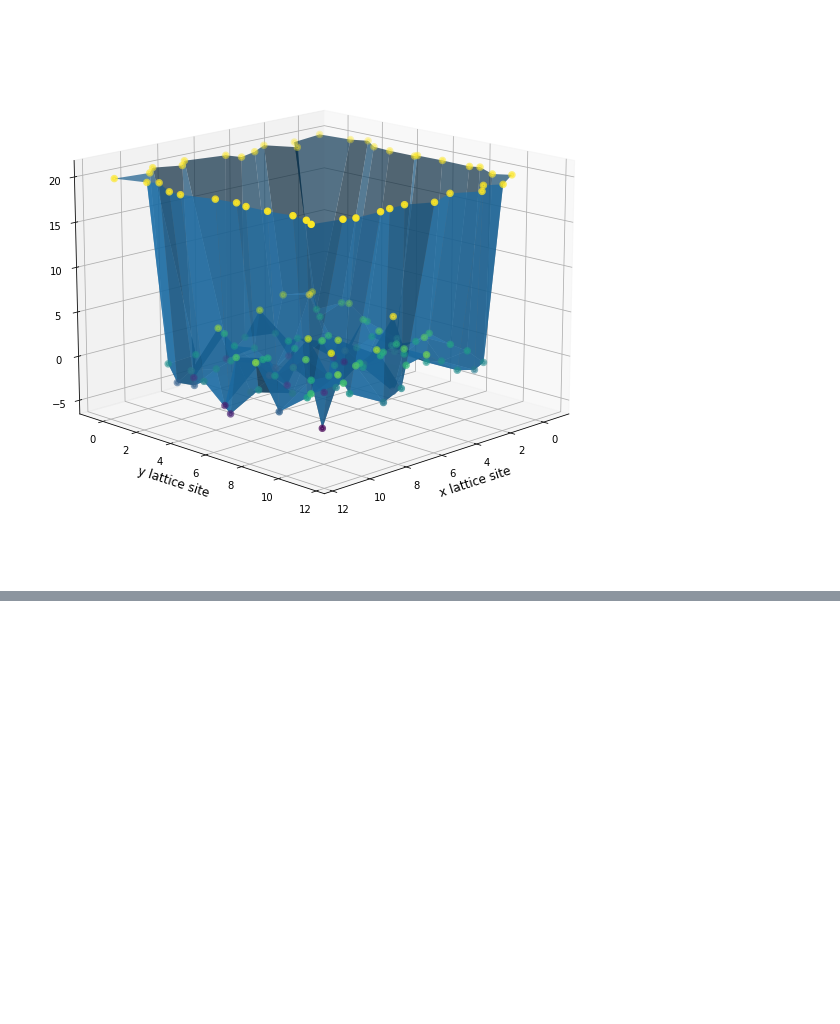
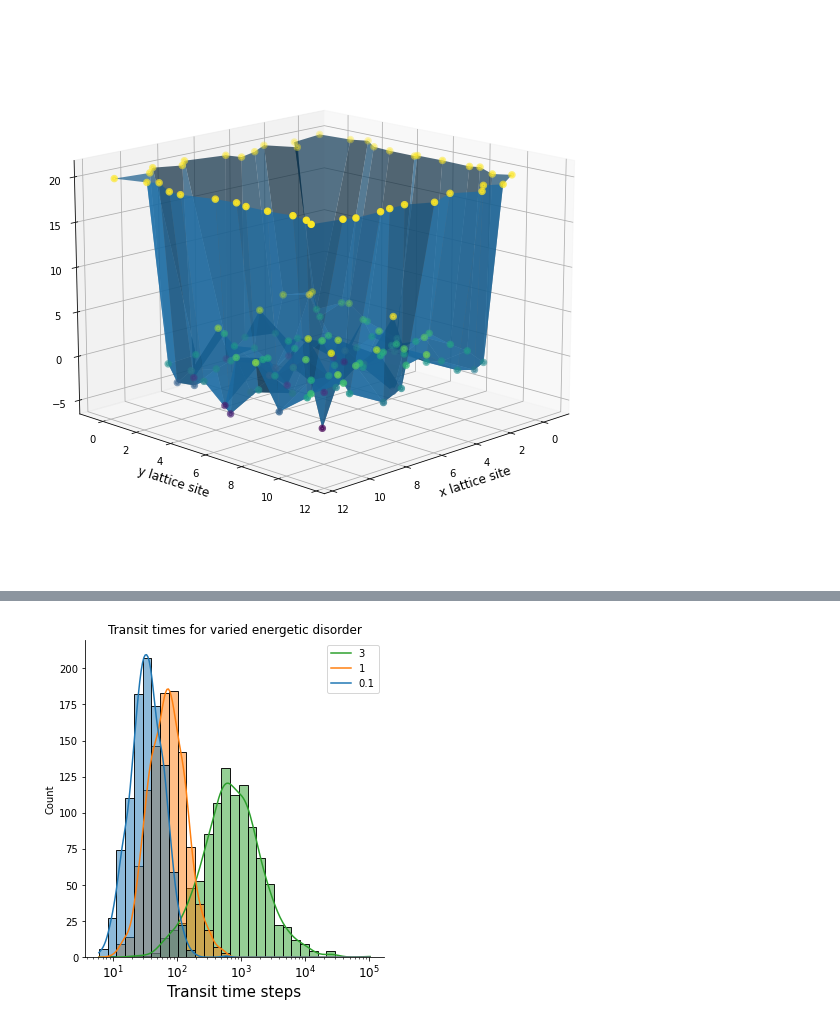
Before and after one commit to nataliemica/Monte-Carlo, a Jupyter notebook: monte_carlo_testing.ipynb, the cells around one changed output, grey strips where cells are left out. Saved outputs shown, nothing was run; the diff lists cells and outputs as text; code cells hidden in the pictures; blank space fills up the shorter version.

```diff
--- a/monte_carlo_testing.ipynb
+++ b/monte_carlo_testing.ipynb
@@ -272,0 +260,13 @@ plt.show()
+# %%
+transits_en01 = np.ravel([new_grid_run(0.1, 1, 10, 2) for runs in range(100)])
+transits_en1 = np.ravel([new_grid_run(1, 1, 10, 2) for runs in range(100)])
+transits_en3 = np.ravel([new_grid_run(3, 1, 10, 2) for runs in range(100)])
+# %%
+sns.displot([transits_en01,transits_en1,transits_en3], kind='hist', kde=True, log_scale=True, legend=False)
+plt.xlabel('Transit time steps', fontsize=15)
+plt.xticks(fontsize=12)
+plt.legend(['3','1','0.1'])
+plt.title('Transit times for varied energetic disorder')
+plt.show()
+# %% [output]
+[figure, added]
```
Also changed, not shown: parts of 8 cells of this notebook.
